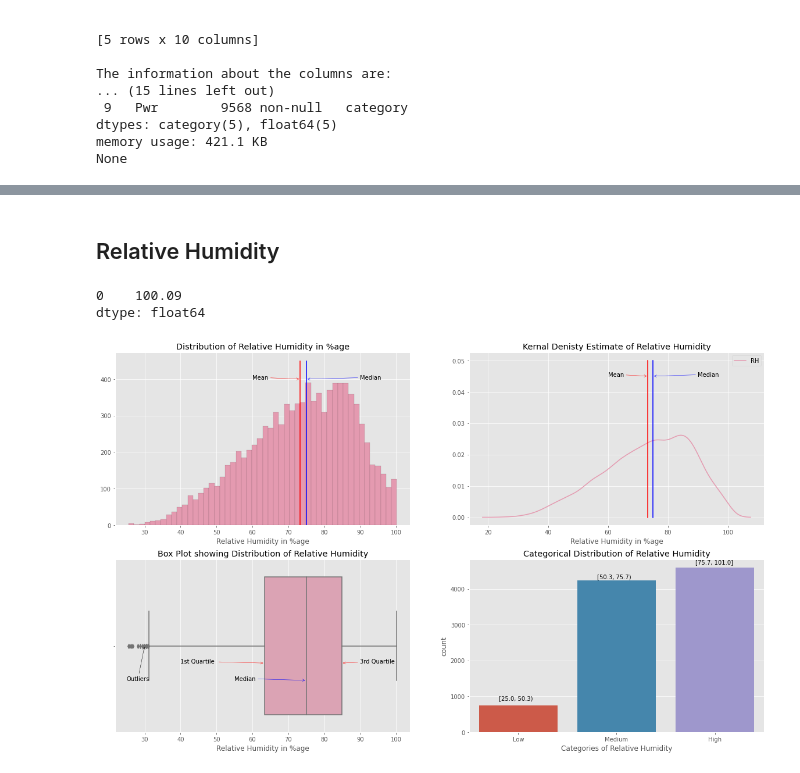
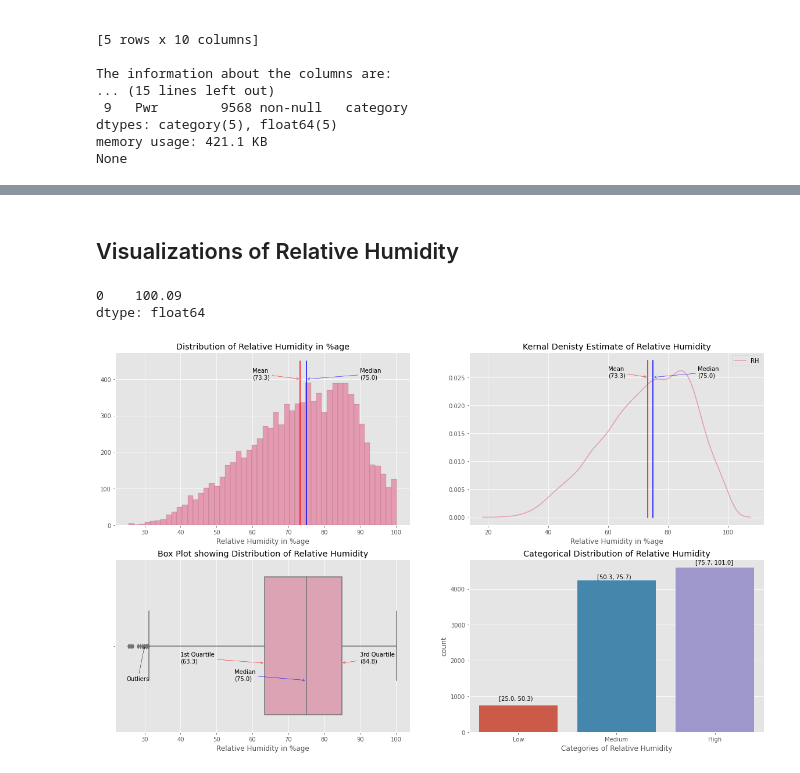
Before and after one commit to arpitmalhotra009/DaysOfDataVisualization, a Jupyter notebook: Power_Prediction.ipynb, the cells around one changed output, grey strips where cells are left out. Cells and saved outputs as stored; diff of their text form; code cells hidden in the pictures.

```diff
--- a/Power_Prediction.ipynb
+++ b/Power_Prediction.ipynb
@@ -155,5 +170,5 @@ Text(1.8, 2500, '[25.7, 38.0]')
 # %% [markdown]
-## Relative Humidity
+## Visualizations of Relative Humidity
 # %%
 mean_RH = df['RH'].mean()
 median_RH = df['RH'].median()
@@ -170,40 +185,40 @@ ax[0,0].hist(df['RH'], bins = 50, color = c[1], linewidth = 0.1, edgecolor = 'bl
 
 ax[0,0].plot([mean_RH, mean_RH], [0, 450], color = 'red' )
 ax[0,0].plot([median_RH, median_RH], [0, 450] , color = 'blue')
-ax[0,0].annotate("Mean",xy=(mean_RH, 400), xytext=(60,400), arrowprops={"arrowstyle":"->", "color":"red"})
-ax[0,0].annotate("Median",xy=(median_RH, 400), xytext=(90,400), arrowprops={"arrowstyle":"->", "color":"blue"})
+ax[0,0].annotate(f"Mean\n({round(mean_RH,1)})",xy=(mean_RH, 400), xytext=(60,400), arrowprops={"arrowstyle":"->", "color":"red"})
+ax[0,0].annotate(f"Median\n({round(median_RH,1)})",xy=(median_RH, 400), xytext=(90,400), arrowprops={"arrowstyle":"->", "color":"blue"})
 ax[0,0].set_title("Distribution of Relative Humidity in %age")
 ax[0,0].set_xlabel("Relative Humidity in %age")
 
 
 sns.kdeplot(df['RH'],ax= ax[0,1], color  = c[1] )
-ax[0,1].plot([mean_RH, mean_RH], [0, 0.05], color = 'red' )
-ax[0,1].plot([median_RH, median_RH], [0, 0.05] , color = 'blue')
-ax[0,1].annotate("Mean",xy=(mean_RH, 0.045), xytext=(60,0.045), arrowprops={"arrowstyle":"->", "color":"red"})
-ax[0,1].annotate("Median",xy=(median_RH, 0.045), xytext=(90,0.045), arrowprops={"arrowstyle":"->", "color":"blue"})
+ax[0,1].plot([mean_RH, mean_RH], [0, 0.028], color = 'red' )
+ax[0,1].plot([median_RH, median_RH], [0, 0.028] , color = 'blue')
+ax[0,1].annotate(f"Mean\n({round(mean_RH,1)})",xy=(mean_RH, 0.025), xytext=(60,0.025), arrowprops={"arrowstyle":"->", "color":"red"})
+ax[0,1].annotate(f"Median\n({round(median_RH,1)})",xy=(median_RH, 0.025), xytext=(90,0.025), arrowprops={"arrowstyle":"->", "color":"blue"})
 ax[0,1].set_title("Kernal Denisty Estimate of Relative Humidity")
 ax[0,1].set_xlabel("Relative Humidity in %age")
 
 
 sns.boxplot(df['RH'],ax= ax[1,0], color  = c[1]  )
-ax[1,0].annotate("1st Quartile ",xy=(qnt_1_RH, 0.1), xytext=(40,0.1), arrowprops={"arrowstyle":"->", "color":"red"})
-ax[1,0].annotate("3rd Quartile ",xy=(qnt_3_RH, 0.1), xytext=(90,0.1), arrowprops={"arrowstyle":"->", "color":"red"})
-ax[1,0].annotate("Median",xy=(median_RH, 0.2), xytext=(55,0.2), arrowprops={"arrowstyle":"->", "color":"blue"})
+ax[1,0].annotate(f"1st Quartile\n({round(qnt_1_RH,1)})",xy=(qnt_1_RH, 0.1), xytext=(40,0.1), arrowprops={"arrowstyle":"->", "color":"red"})
+ax[1,0].annotate(f"3rd Quartile\n({round(qnt_3_RH,1)})",xy=(qnt_3_RH, 0.1), xytext=(90,0.1), arrowprops={"arrowstyle":"->", "color":"red"})
+ax[1,0].annotate(f"Median\n({round(median_RH,1)})",xy=(median_RH, 0.2), xytext=(55,0.2), arrowprops={"arrowstyle":"->", "color":"blue"})
 ax[1,0].annotate("Outliers",xy=(30, 0), xytext=(25,0.2), arrowprops={"arrowstyle":"->", "color":"black"})
 ax[1,0].set_title("Box Plot showing Distribution of Relative Humidity")
 ax[1,0].set_xlabel("Relative Humidity in %age")
 
 
 sns.countplot(df['Rel_Humid'], ax = ax[1,1])
 ax[1,1].set_title("Categorical Distribution of Relative Humidity")
 ax[1,1].set_xlabel("Categories of Relative Humidity")
 ax[1,1].annotate(f"[{round(rh_bins[0],1)}, {round(rh_bins[1],1)})", xy=(-0.2,900))
 ax[1,1].annotate(f"[{round(rh_bins[1],1)}, {round(rh_bins[2],1)})", xy=(0.8,4300))
 ax[1,1].annotate(f"[{round(rh_bins[2],1)}, {round(rh_bins[3],1)}]", xy=(1.8,4700))
 
 
 print(df['RH'].mode())
 # %% [output]
 0    100.09
 dtype: float64
-[figure, old version]
+[figure, new version]
```
Also changed, not shown: parts of 19 cells of this notebook.
